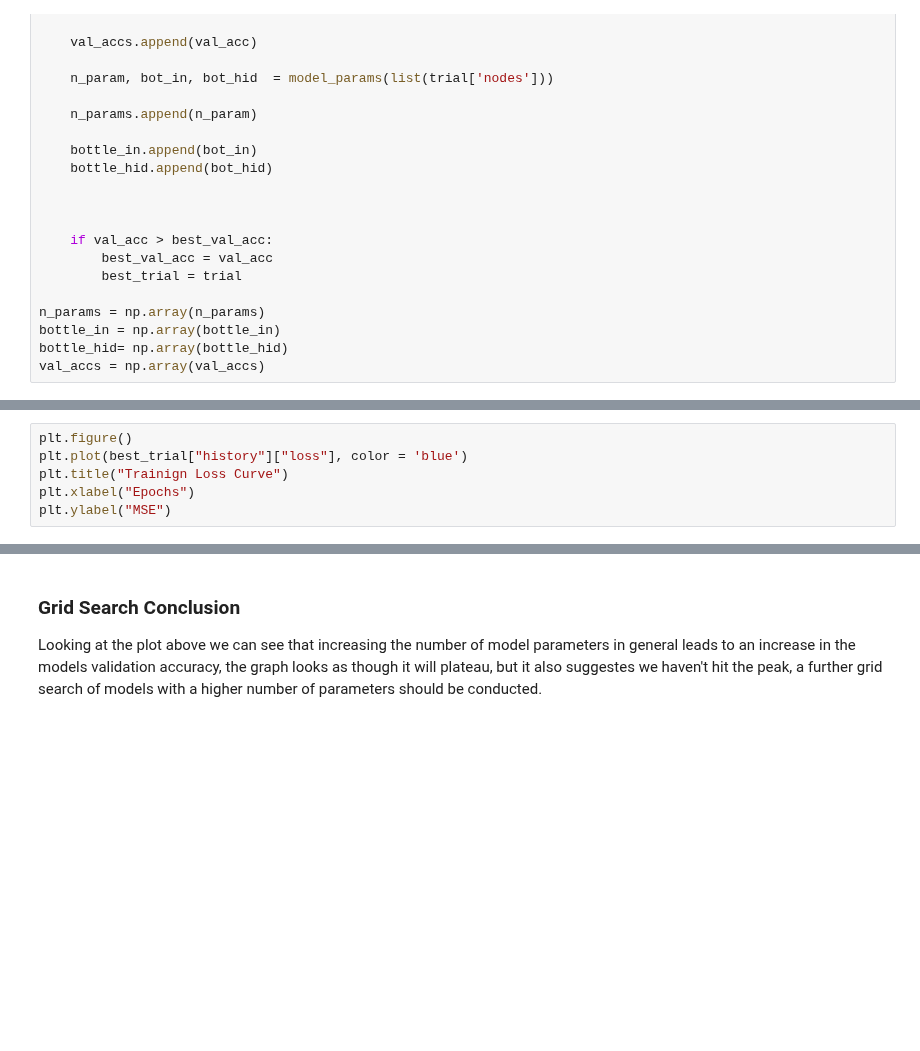
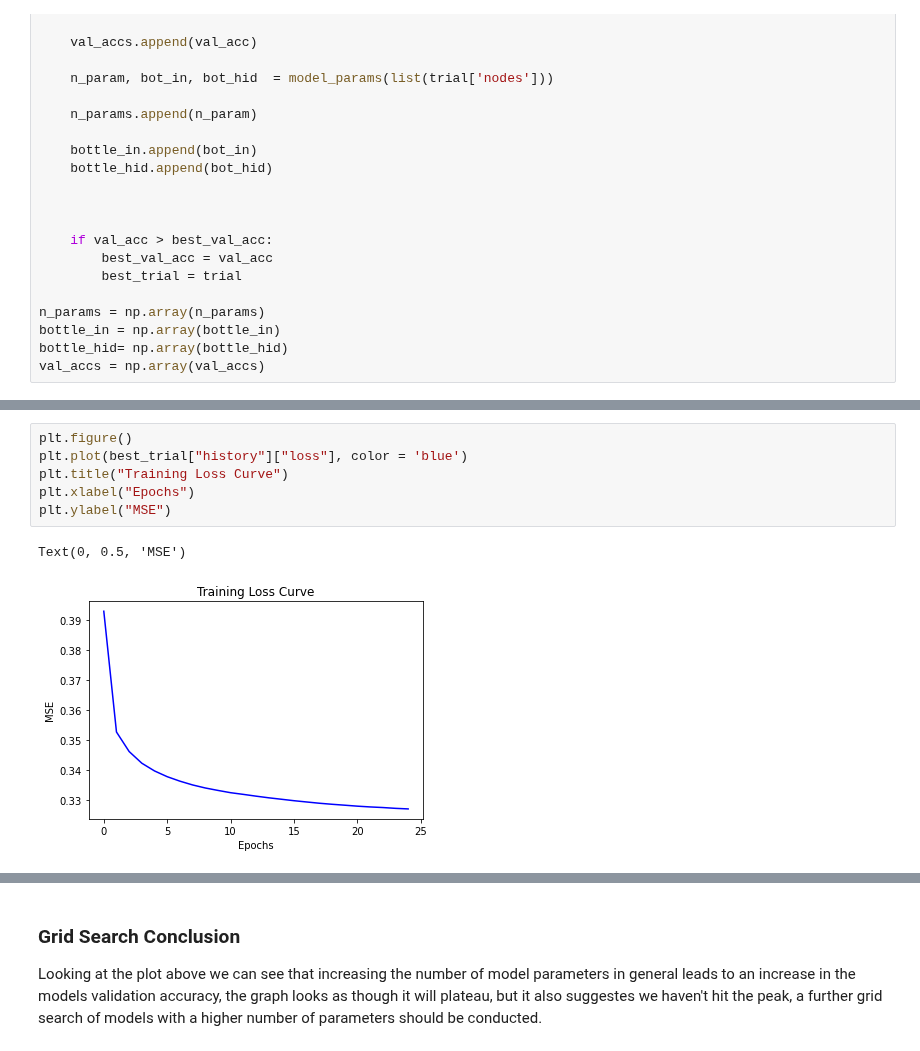
Before and after one commit to zcapjdb/UKAEAGroupProject, a Jupyter notebook: src/notebooks/Classifier.ipynb, the cells around one changed output, grey strips where cells are left out. Cells and saved outputs as stored; diff of their text form; blank space fills up the shorter version.

```diff
--- a/src/notebooks/Classifier.ipynb
+++ b/src/notebooks/Classifier.ipynb
@@ -114,9 +133,12 @@ plt.ylabel("Accuracy")
 # %%
 plt.figure()
 plt.plot(best_trial["history"]["loss"], color = 'blue')
-plt.title("Trainign Loss Curve")
+plt.title("Training Loss Curve")
 plt.xlabel("Epochs")
 plt.ylabel("MSE")
+# %% [output]
+Text(0, 0.5, 'MSE')
+[figure, added]
 # %%
 plt.figure()
 plt.hist(val_accs, bins = 20, color = 'purple');
```
Also changed, not shown: parts of 23 cells of this notebook, 1 other file.
